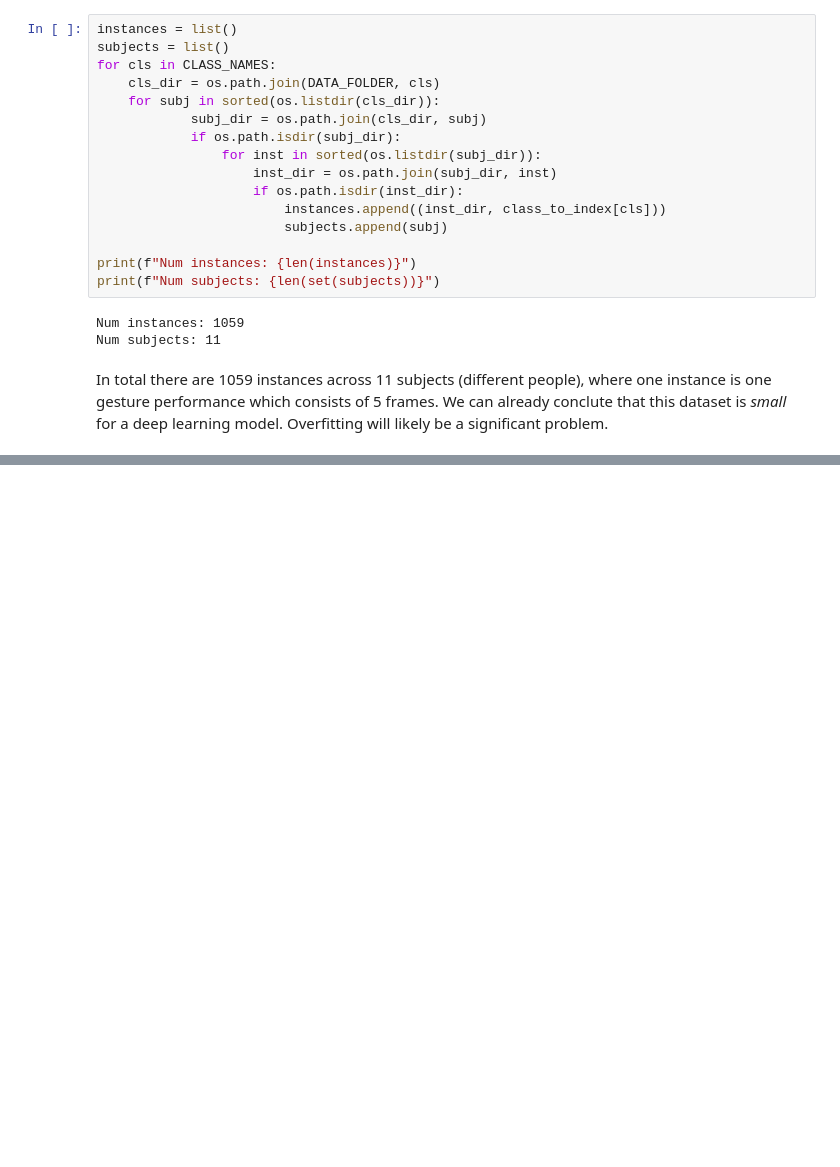
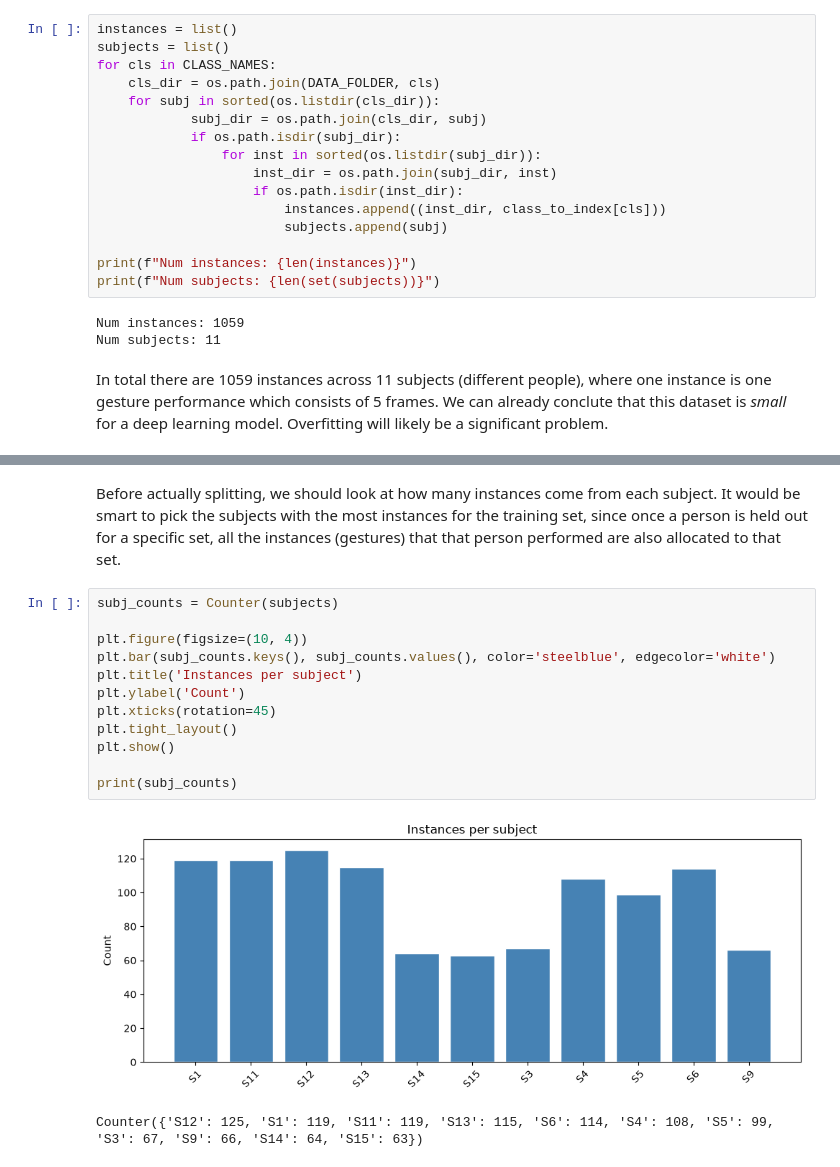
Before and after one commit to devvotel/Deep-Learning-Semester-2-2026-RMIT, a Jupyter notebook: notebook.ipynb, the cells around one changed output, grey strips where cells are left out. Cells and saved outputs as stored; diff of their text form; blank space fills up the shorter version.

```diff
--- a/notebook.ipynb
+++ b/notebook.ipynb
@@ -192,0 +301,17 @@ plt.show()
+# %% [markdown]
+Before actually splitting, we should look at how many instances come from each subject. It would be smart to pick the subjects with the most instances for the training set, since once a person is held out for a specific set, all the instances (gestures) that that person performed are also allocated to that set.
+# %%
+subj_counts = Counter(subjects)
+
+plt.figure(figsize=(10, 4))
+plt.bar(subj_counts.keys(), subj_counts.values(), color='steelblue', edgecolor='white')
+plt.title('Instances per subject')
+plt.ylabel('Count')
+plt.xticks(rotation=45)
+plt.tight_layout()
+plt.show()
+
+print(subj_counts)
+# %% [output]
+[figure, added]
+Counter({'S12': 125, 'S1': 119, 'S11': 119, 'S13': 115, 'S6': 114, 'S4': 108, 'S5': 99, 'S3': 67, 'S9': 66, 'S14': 64, 'S15': 63})
```
Also changed, not shown: parts of 27 cells of this notebook.
